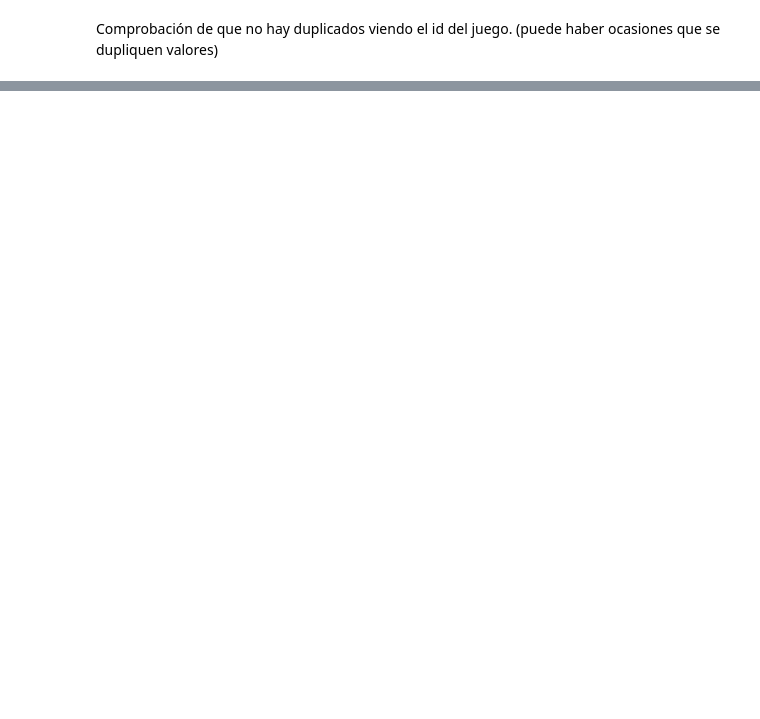
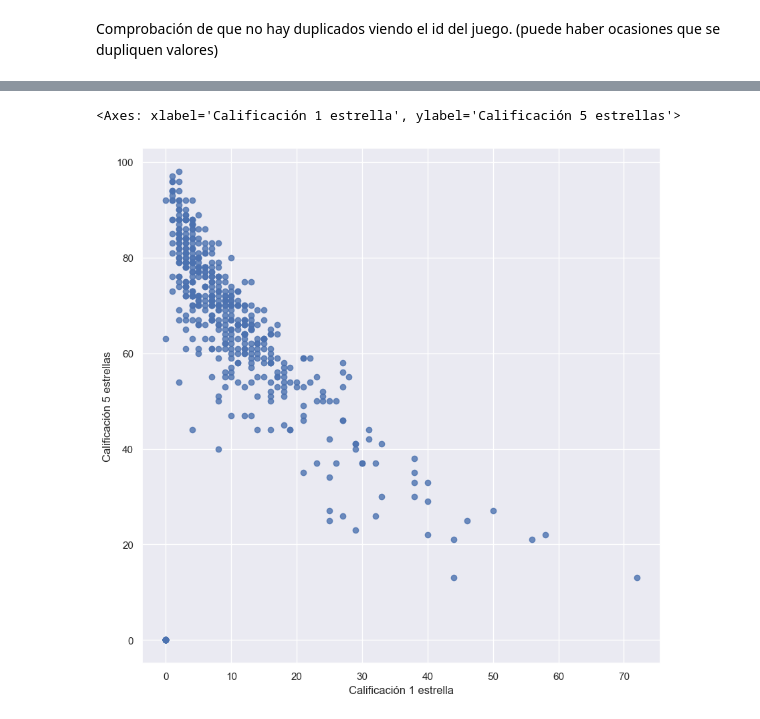
Before and after one commit to svalencia-romero/GamePriceTracker, a Jupyter notebook: notebooks/webscrapp_BBDD_prueba.ipynb, the cells around one changed output, grey strips where cells are left out. Saved outputs shown, nothing was run; the diff lists cells and outputs as text; code cells hidden in the pictures; blank space fills up the shorter version.

```diff
--- a/notebooks/app_pruebas.ipynb
+++ b/notebooks/webscrapp_BBDD_prueba.ipynb
@@ -1646,0 +1728,6 @@ df_juegos.to_csv("../csv_s/csv_prueba_500_conv.csv",index=False)
+# %%
+plt.figure(figsize=(10,10))
+sns.regplot(x = "Calificación 1 estrella", y = "Calificación 5 estrellas", data=cal_per_game, fit_reg=False )
+# %% [output]
+<Axes: xlabel='Calificación 1 estrella', ylabel='Calificación 5 estrellas'>
+[figure, added]
```
Also changed, not shown: parts of 23 cells of this notebook, 6 other files.
